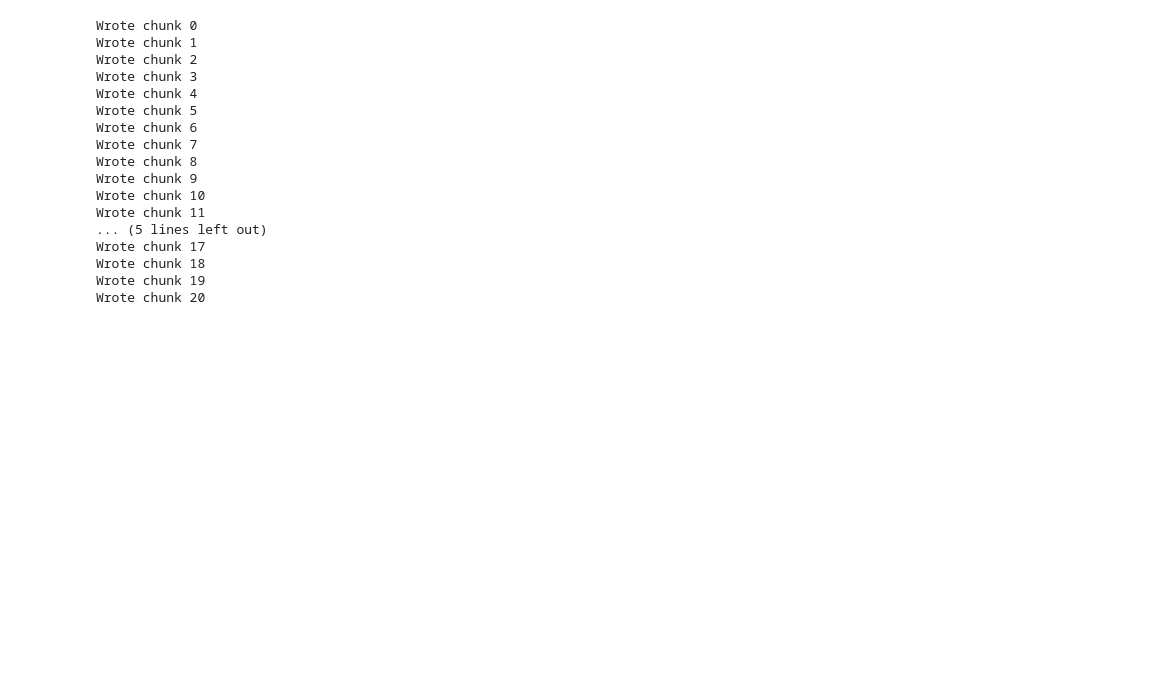
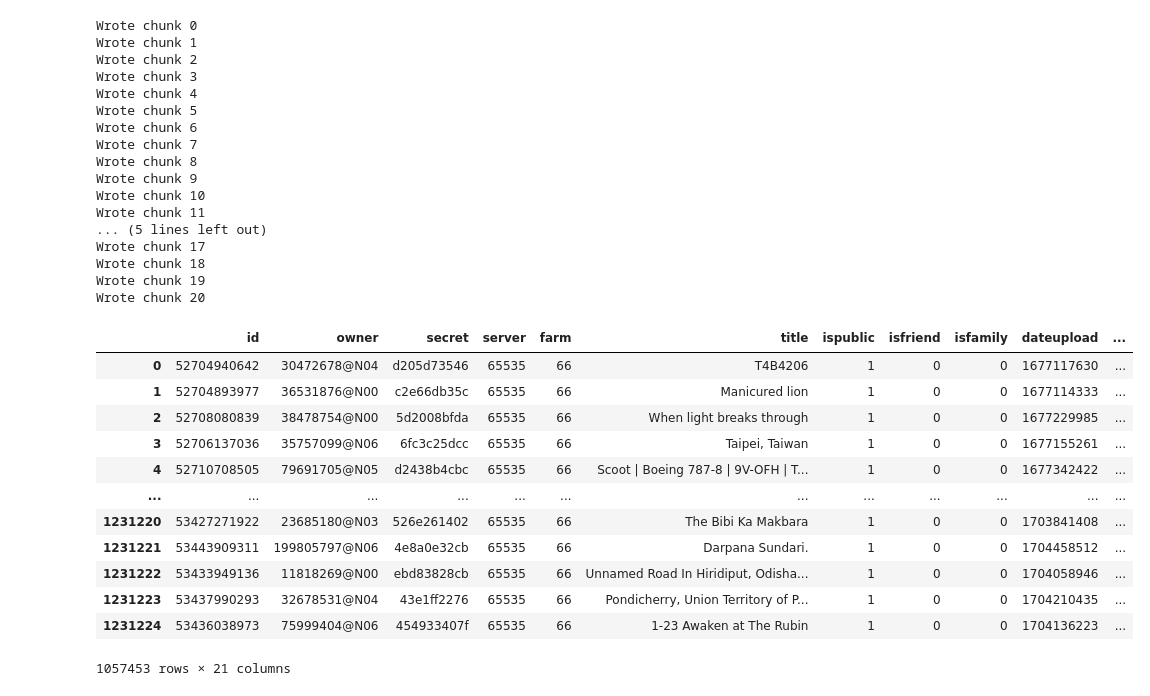
Before and after one commit to fyhuang/img2loc, a Jupyter notebook: dataset/main.ipynb, the cells around one changed output. Drawn from its saved outputs; the diff is of its cells as text; code cells hidden in the pictures; blank space fills up the shorter version.

Commit message:
Improve dataset collection

```diff
--- a/dataset/main.ipynb
+++ b/dataset/main.ipynb
@@ -164,3 +164,31 @@ Wrote chunk 17
 Wrote chunk 18
 Wrote chunk 19
 Wrote chunk 20
+# %%
+# How many rows in im2gps 2023 so far?
+query_results_path = Path.home() / Path("datasets/im2gps/outputs/query2023")
+
+def load_all(pkl_path):
+    out_df = pandas.DataFrame()
+    for filename in pkl_path.glob("*.pkl"):
+        query_df = pandas.read_pickle(filename)
+        if len(query_df.index) == 0:
+            continue
+        out_df = pandas.concat([out_df, query_df], ignore_index=True)
+    return out_df.drop_duplicates(subset=["id", "owner", "secret", "server"])
+
+load_all(query_results_path)
+# %% [output]
+|  | id | owner | secret | server | farm | title | ispublic | isfriend | isfamily | dateupload | ... |
+| 0 | 52704940642 | 30472678@N04 | d205d73546 | 65535 | 66 | T4B4206 | 1 | 0 | 0 | 1677117630 | ... |
+| 1 | 52704893977 | 36531876@N00 | c2e66db35c | 65535 | 66 | Manicured lion | 1 | 0 | 0 | 1677114333 | ... |
+| 2 | 52708080839 | 38478754@N00 | 5d2008bfda | 65535 | 66 | When light breaks through | 1 | 0 | 0 | 1677229985 | ... |
+| 3 | 52706137036 | 35757099@N06 | 6fc3c25dcc | 65535 | 66 | Taipei, Taiwan | 1 | 0 | 0 | 1677155261 | ... |
+| 4 | 52710708505 | 79691705@N05 | d2438b4cbc | 65535 | 66 | Scoot | Boeing 787-8 | 9V-OFH | T... | 1 | 0 | 0 | 1677342422 | ... |
+| ... | ... | ... | ... | ... | ... | ... | ... | ... | ... | ... | ... |
+| 1231220 | 53427271922 | 23685180@N03 | 526e261402 | 65535 | 66 | The Bibi Ka Makbara | 1 | 0 | 0 | 1703841408 | ... |
+| 1231221 | 53443909311 | 199805797@N06 | 4e8a0e32cb | 65535 | 66 | Darpana Sundari. | 1 | 0 | 0 | 1704458512 | ... |
+| 1231222 | 53433949136 | 11818269@N00 | ebd83828cb | 65535 | 66 | Unnamed Road In Hiridiput, Odisha... | 1 | 0 | 0 | 1704058946 | ... |
+| 1231223 | 53437990293 | 32678531@N04 | 43e1ff2276 | 65535 | 66 | Pondicherry, Union Territory of P... | 1 | 0 | 0 | 1704210435 | ... |
+| 1231224 | 53436038973 | 75999404@N06 | 454933407f | 65535 | 66 | 1-23 Awaken at The Rubin | 1 | 0 | 0 | 1704136223 | ... |
+1057453 rows × 21 columns
```
Also changed, not shown: parts of 1 cell of this notebook, 7 other files.
